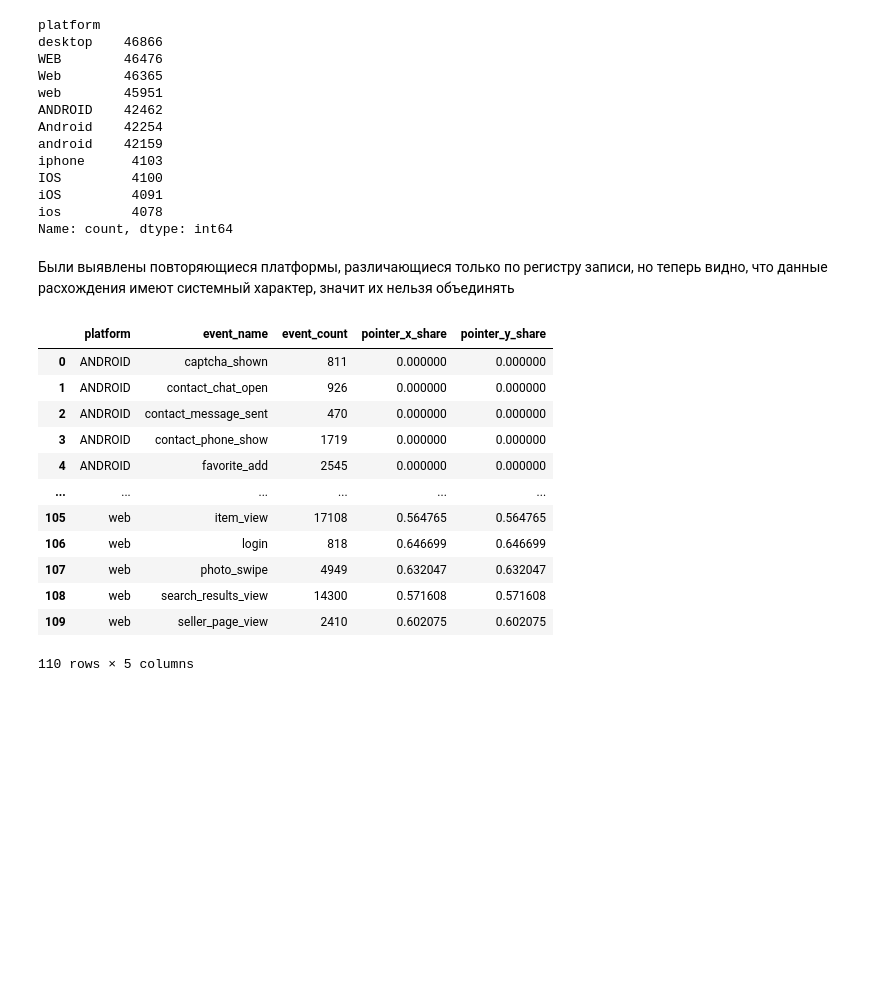
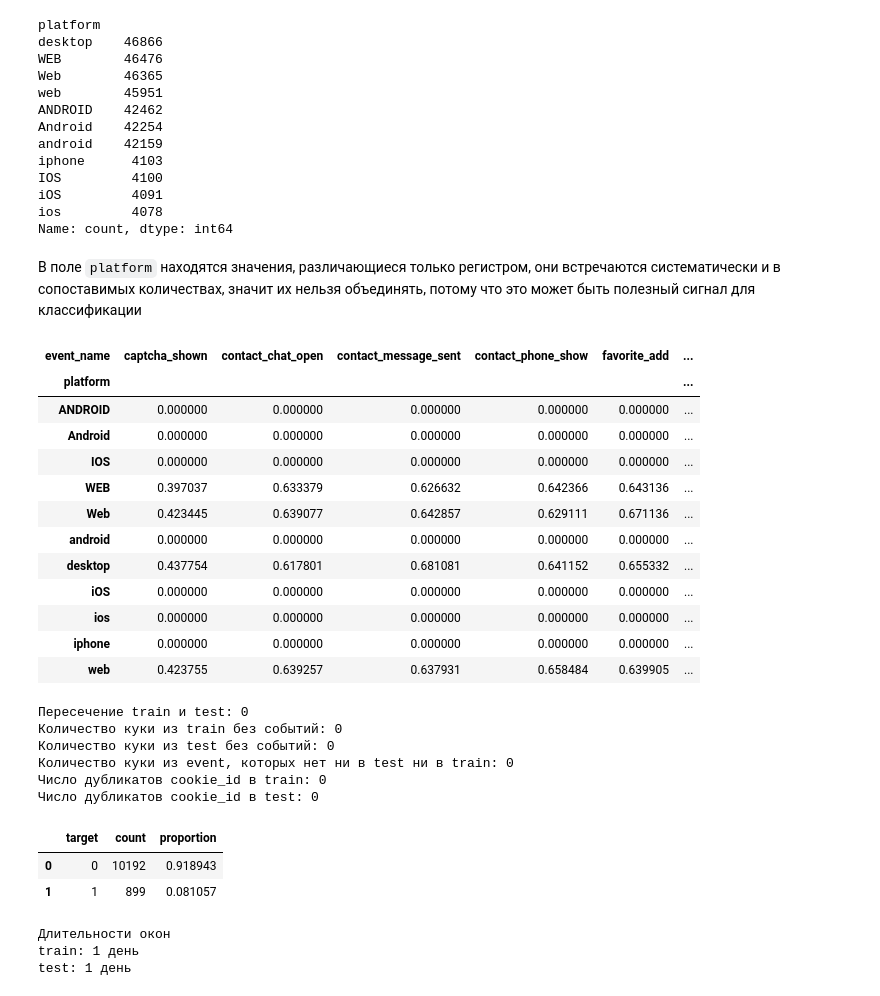
Before and after one commit to Nochami4/avito-bot-detection, a Jupyter notebook: solution.ipynb, the cells around one changed output. Drawn from its saved outputs; the diff is of its cells as text; code cells hidden in the pictures; blank space fills up the shorter version.

```diff
--- a/solution.ipynb
+++ b/solution.ipynb
@@ -181,30 +181,74 @@ iOS         4091
 ios         4078
 Name: count, dtype: int64
 # %% [markdown]
-Были выявлены повторяющиеся платформы, различающиеся только по регистру записи, но теперь видно, что данные расхождения имеют системный характер, значит их нельзя объединять
+В поле `platform` находятся значения, различающиеся только регистром, они встречаются систематически и в сопоставимых количествах, значит их нельзя объединять, потому что это может быть полезный сигнал для классификации
 # %%
 platform_event_stat = (
     events.groupby(["platform", "event_name"])
     .agg(
         event_count = ("cookie_id", "size"),
         pointer_x_share = ('pointer_x', lambda x: x.notna().mean()),
         pointer_y_share = ('pointer_y', lambda x: x.notna().mean())
     )
     .reset_index()
 )
 
-platform_event_stat
+platform_event_stat.pivot(
+    index="platform",
+    columns="event_name",
+    values="pointer_x_share"
+)
 # %% [output]
-|  | platform | event_name | event_count | pointer_x_share | pointer_y_share |
-| 0 | ANDROID | captcha_shown | 811 | 0.000000 | 0.000000 |
-| 1 | ANDROID | contact_chat_open | 926 | 0.000000 | 0.000000 |
-| 2 | ANDROID | contact_message_sent | 470 | 0.000000 | 0.000000 |
-| 3 | ANDROID | contact_phone_show | 1719 | 0.000000 | 0.000000 |
-| 4 | ANDROID | favorite_add | 2545 | 0.000000 | 0.000000 |
-| ... | ... | ... | ... | ... | ... |
-| 105 | web | item_view | 17108 | 0.564765 | 0.564765 |
-| 106 | web | login | 818 | 0.646699 | 0.646699 |
-| 107 | web | photo_swipe | 4949 | 0.632047 | 0.632047 |
-| 108 | web | search_results_view | 14300 | 0.571608 | 0.571608 |
-| 109 | web | seller_page_view | 2410 | 0.602075 | 0.602075 |
+| event_name | captcha_shown | contact_chat_open | contact_message_sent | contact_phone_show | favorite_add | ... |
+| platform |  |  |  |  |  | ... |
+| ANDROID | 0.000000 | 0.000000 | 0.000000 | 0.000000 | 0.000000 | ... |
+| Android | 0.000000 | 0.000000 | 0.000000 | 0.000000 | 0.000000 | ... |
+| IOS | 0.000000 | 0.000000 | 0.000000 | 0.000000 | 0.000000 | ... |
+| WEB | 0.397037 | 0.633379 | 0.626632 | 0.642366 | 0.643136 | ... |
+| Web | 0.423445 | 0.639077 | 0.642857 | 0.629111 | 0.671136 | ... |
+| android | 0.000000 | 0.000000 | 0.000000 | 0.000000 | 0.000000 | ... |
+| desktop | 0.437754 | 0.617801 | 0.681081 | 0.641152 | 0.655332 | ... |
+| iOS | 0.000000 | 0.000000 | 0.000000 | 0.000000 | 0.000000 | ... |
+| ios | 0.000000 | 0.000000 | 0.000000 | 0.000000 | 0.000000 | ... |
+| iphone | 0.000000 | 0.000000 | 0.000000 | 0.000000 | 0.000000 | ... |
+| web | 0.423755 | 0.639257 | 0.637931 | 0.658484 | 0.639905 | ... |
-110 rows × 5 columns
+# %%
+train_cookies = set(train["cookie_id"])
+test_cookies = set(test["cookie_id"])
+event_cookies = set(events["cookie_id"])
+
+print(f"Пересечение train и test: {len(train_cookies & test_cookies)}")
+print(f"Количество куки из train без событий: {len(train_cookies - event_cookies)}" )
+print(f"Количество куки из test без событий: {len(test_cookies - event_cookies)}")
+print(f"Количество куки из event, которых нет ни в test ни в train: {len(event_cookies - train_cookies - test_cookies)}")
+print(f"Число дубликатов cookie_id в train: {train["cookie_id"].duplicated().sum()}")
+print(f"Число дубликатов cookie_id в test: {test["cookie_id"].duplicated().sum()}")
+# %% [output]
+Пересечение train и test: 0
+Количество куки из train без событий: 0
+Количество куки из test без событий: 0
+Количество куки из event, которых нет ни в test ни в train: 0
+Число дубликатов cookie_id в train: 0
+Число дубликатов cookie_id в test: 0
+# %%
+target_stats = pd.concat([
+    train["target"].value_counts(),
+    train["target"].value_counts(normalize=True)
+], axis=1).reset_index()
+
+target_stats
+# %% [output]
+|  | target | count | proportion |
+| 0 | 0 | 10192 | 0.918943 |
+| 1 | 1 | 899 | 0.081057 |
+# %%
+train_durations = (train["window_end_ts"] - train["window_start_ts"]).dt.days.unique()
+test_durations = (test["window_end_ts"] - test["window_start_ts"]).dt.days.unique()
+
+print("Длительности окон")
+print(f"train: {', '.join(map(str, train_durations))} день")
+print(f"test: {', '.join(map(str, test_durations))} день")
+# %% [output]
+Длительности окон
+train: 1 день
+test: 1 день
```
Also changed, not shown: parts of 10 cells of this notebook.
